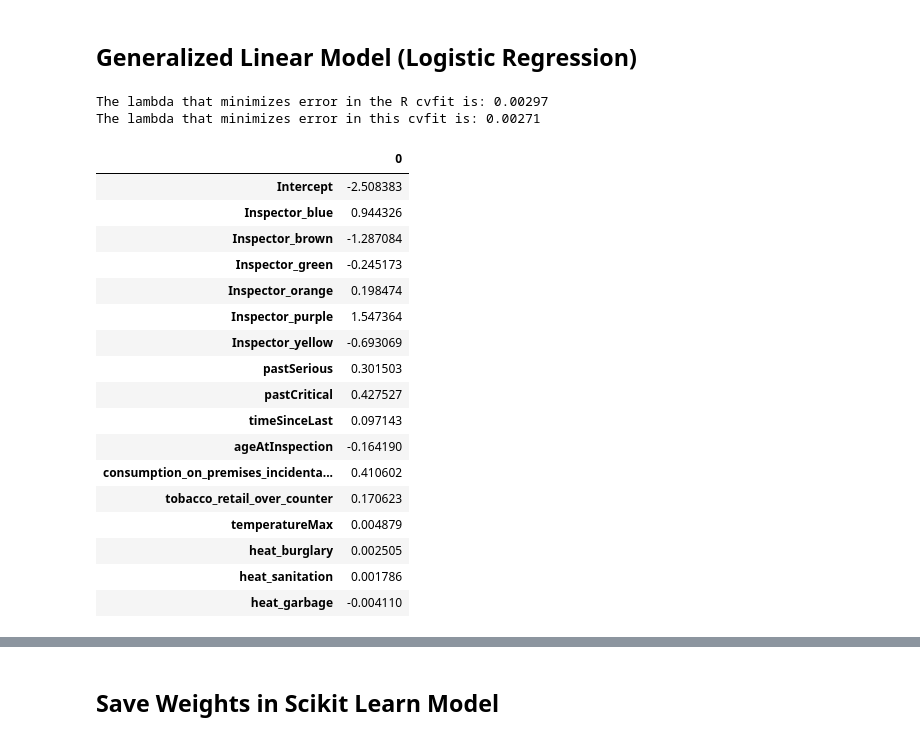
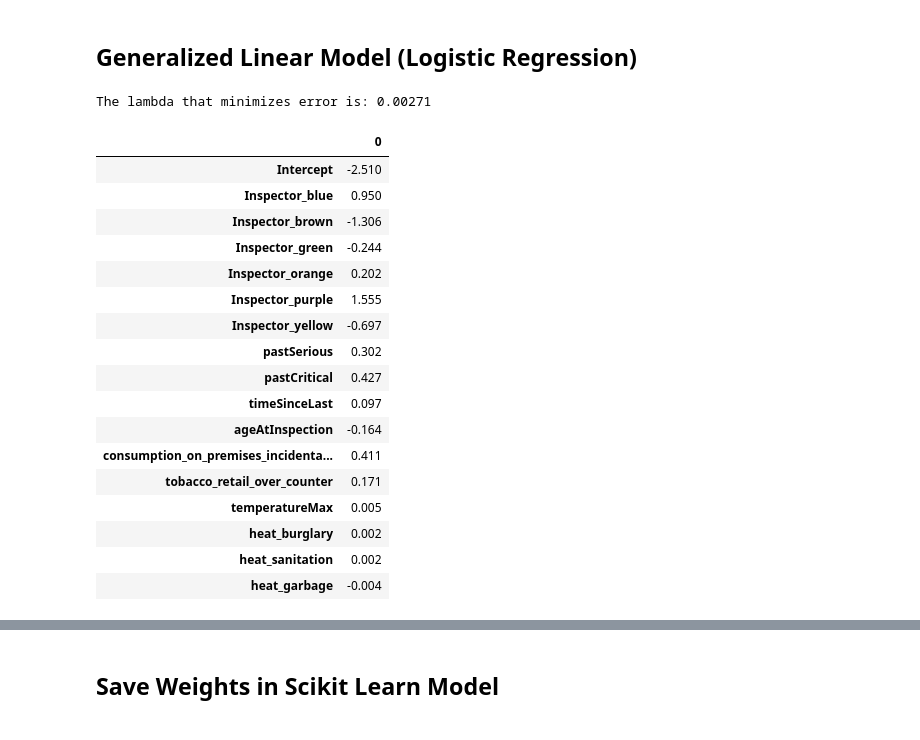
Before and after one commit to vingkan/foodinspectionforecasting, a Jupyter notebook: IIT/30_glmnet_model.ipynb, the cells around one changed output, grey strips where cells are left out. Cells and saved outputs as stored; diff of their text form; code cells hidden in the pictures.

```diff
--- a/IIT/30_glmnet_model.ipynb
+++ b/IIT/30_glmnet_model.ipynb
@@ -131,33 +128,33 @@ cvfit = cvglmnet(
     family="binomial", alpha=0, penalty_factor=penalties, ptype="deviance"
 )
 # %%
-print("The lambda that minimizes error in the R cvfit is: {0:.5f}".format(BEST_LAMBDA))
-print("The lambda that minimizes error in this cvfit is: {0:.5f}".format(cvfit["lambda_min"][0]))
+BEST_LAMBDA = cvfit["lambda_min"][0]
+print("The lambda that minimizes error is: {0:.5f}".format(BEST_LAMBDA))
 # %% [output]
-The lambda that minimizes error in the R cvfit is: 0.00297
-The lambda that minimizes error in this cvfit is: 0.00271
+The lambda that minimizes error is: 0.00271
 # %%
-betas = cvglmnetCoef(cvfit, s=np.array([BEST_LAMBDA]))
-pd.DataFrame(betas, index=["Intercept"] + PREDICTORS)
+lam = cvfit["lambda_min"][0]
+betas = cvglmnetCoef(cvfit, s=np.array([lam]))
+pd.DataFrame(betas, index=["Intercept"] + PREDICTORS).round(3)
 # %% [output]
 |  | 0 |
-| Intercept | -2.508383 |
-| Inspector_blue | 0.944326 |
-| Inspector_brown | -1.287084 |
-| Inspector_green | -0.245173 |
-| Inspector_orange | 0.198474 |
-| Inspector_purple | 1.547364 |
-| Inspector_yellow | -0.693069 |
-| pastSerious | 0.301503 |
-| pastCritical | 0.427527 |
-| timeSinceLast | 0.097143 |
-| ageAtInspection | -0.164190 |
-| consumption_on_premises_incidenta... | 0.410602 |
-| tobacco_retail_over_counter | 0.170623 |
-| temperatureMax | 0.004879 |
-| heat_burglary | 0.002505 |
-| heat_sanitation | 0.001786 |
-| heat_garbage | -0.004110 |
+| Intercept | -2.510 |
+| Inspector_blue | 0.950 |
+| Inspector_brown | -1.306 |
+| Inspector_green | -0.244 |
+| Inspector_orange | 0.202 |
+| Inspector_purple | 1.555 |
+| Inspector_yellow | -0.697 |
+| pastSerious | 0.302 |
+| pastCritical | 0.427 |
+| timeSinceLast | 0.097 |
+| ageAtInspection | -0.164 |
+| consumption_on_premises_incidenta... | 0.411 |
+| tobacco_retail_over_counter | 0.171 |
+| temperatureMax | 0.005 |
+| heat_burglary | 0.002 |
+| heat_sanitation | 0.002 |
+| heat_garbage | -0.004 |
 # %%
 y_pred_train = cvglmnetPredict(cvfit, newx=X_train, s=np.array([BEST_LAMBDA]), ptype="class").ravel()
 y_pred_test = cvglmnetPredict(cvfit, newx=X_test, s=np.array([BEST_LAMBDA]), ptype="class").ravel()
```
Also changed, not shown: parts of 8 cells of this notebook, 5 other files.
